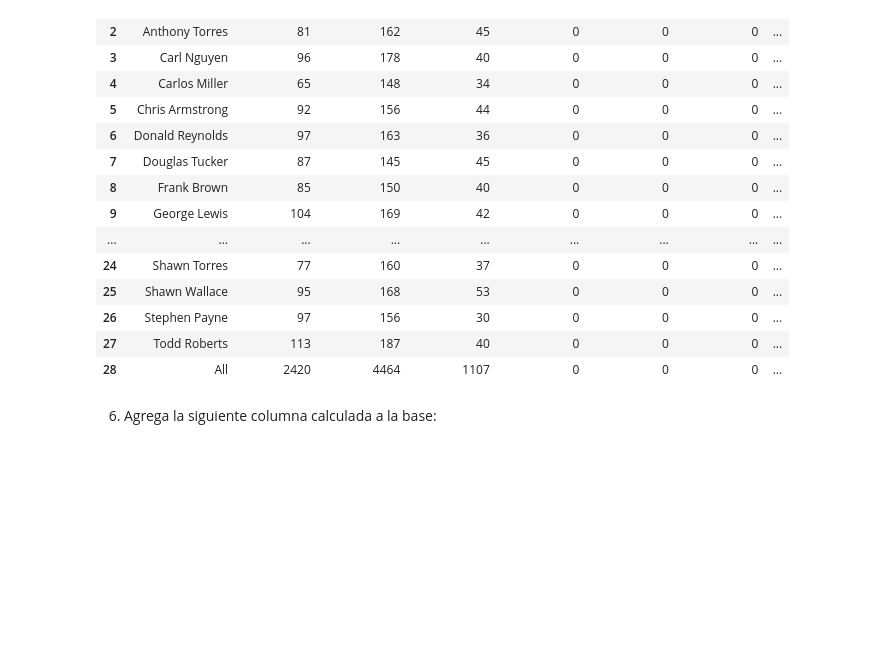
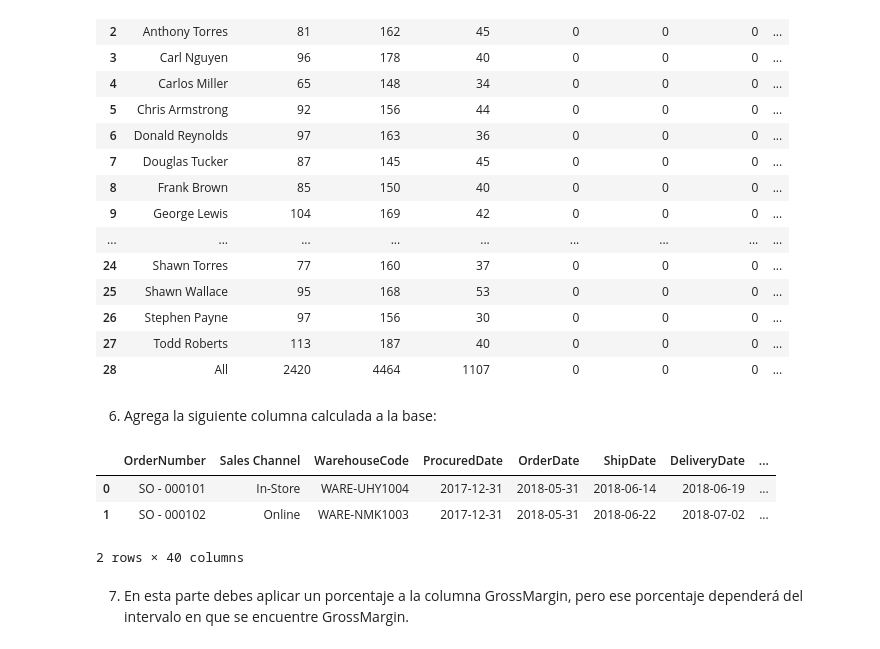
Before and after one commit to ctobar96/Latam_DataScience2024, a Jupyter notebook: Desafío_Transformación_Manipulación_Datos/Desafio.ipynb, the cells around one changed output. Drawn from its saved outputs; the diff is of its cells as text; code cells hidden in the pictures; blank space fills up the shorter version.

```diff
--- a/Desafío_Transformación_Manipulación_Datos/Desafio.ipynb
+++ b/Desafío_Transformación_Manipulación_Datos/Desafio.ipynb
@@ -202 +202,12 @@ df_base["GrossMargin"] = df_base["OrderQuantity"] * (
 )
+# %%
+# Mostramos datos con la nueva columna
+df_base.head(2)
+# %% [output]
+|  | OrderNumber | Sales Channel | WarehouseCode | ProcuredDate | OrderDate | ShipDate | DeliveryDate | ... |
+| 0 | SO - 000101 | In-Store | WARE-UHY1004 | 2017-12-31 | 2018-05-31 | 2018-06-14 | 2018-06-19 | ... |
+| 1 | SO - 000102 | Online | WARE-NMK1003 | 2017-12-31 | 2018-05-31 | 2018-06-22 | 2018-07-02 | ... |
+2 rows × 40 columns
+# %% [markdown]
+7. En esta parte debes aplicar un porcentaje a la columna GrossMargin, pero ese
+porcentaje dependerá del intervalo en que se encuentre GrossMargin.
```
Also changed, not shown: parts of 3 cells of this notebook.
